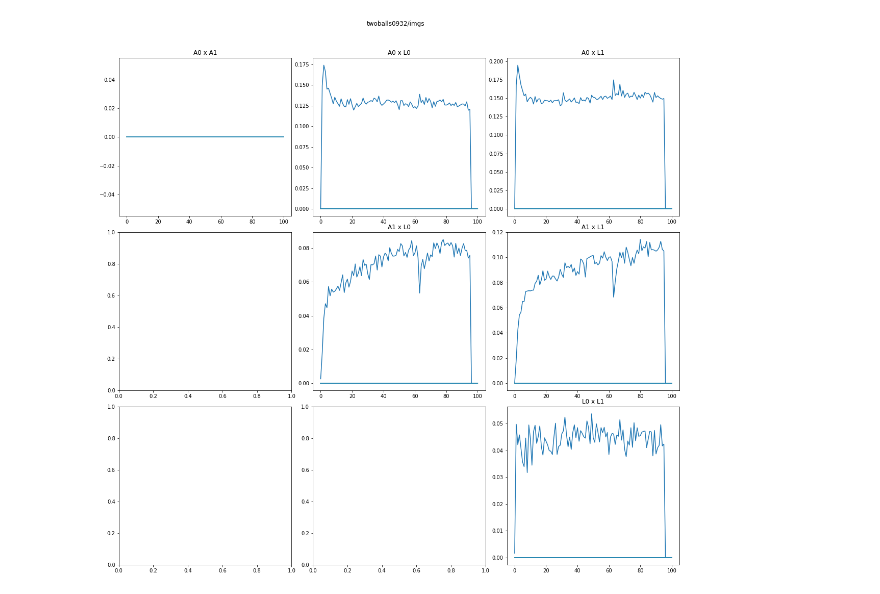
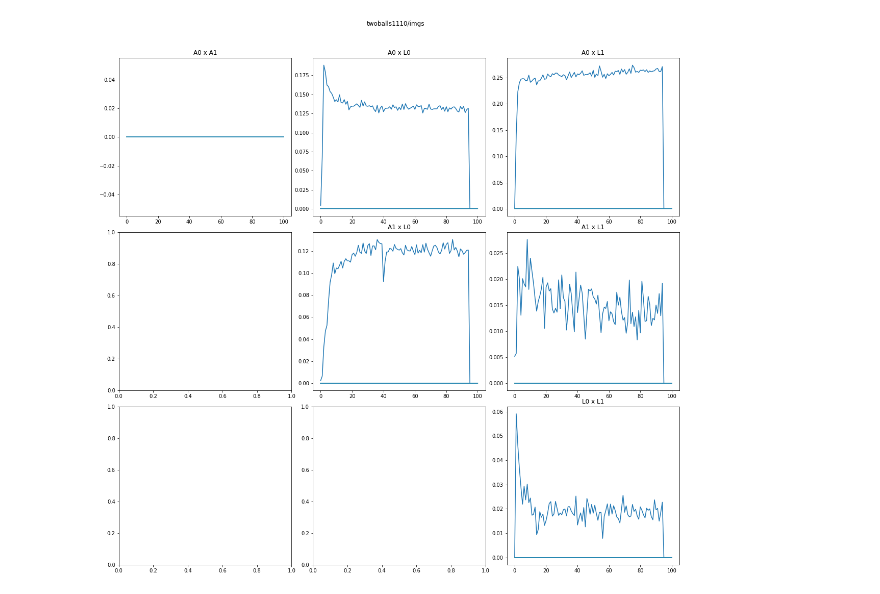
Before and after one commit to abbbe/autoenc2, a Jupyter notebook: notebooks/mutual_info.ipynb, the cells around one changed output. Cells and saved outputs as stored; diff of their text form; code cells hidden in the pictures.

```diff
--- a/notebooks/mutual_info.ipynb
+++ b/notebooks/mutual_info.ipynb
@@ -85,4 +85,4 @@ dodo("twoballs1005/imgs")
 [figure]
 # %%
-dodo("twoballs0932/imgs")
+dodo("twoballs1110/imgs")
 # %% [output]
@@ -90,4 +90,4 @@ dodo("twoballs0932/imgs")
-[figure, old version]
+[figure, new version]
 # %%
 dodo("twoballs/imgs")
 # %% [output]
```
Also changed, not shown: parts of 4 cells of this notebook, 1 other file.
